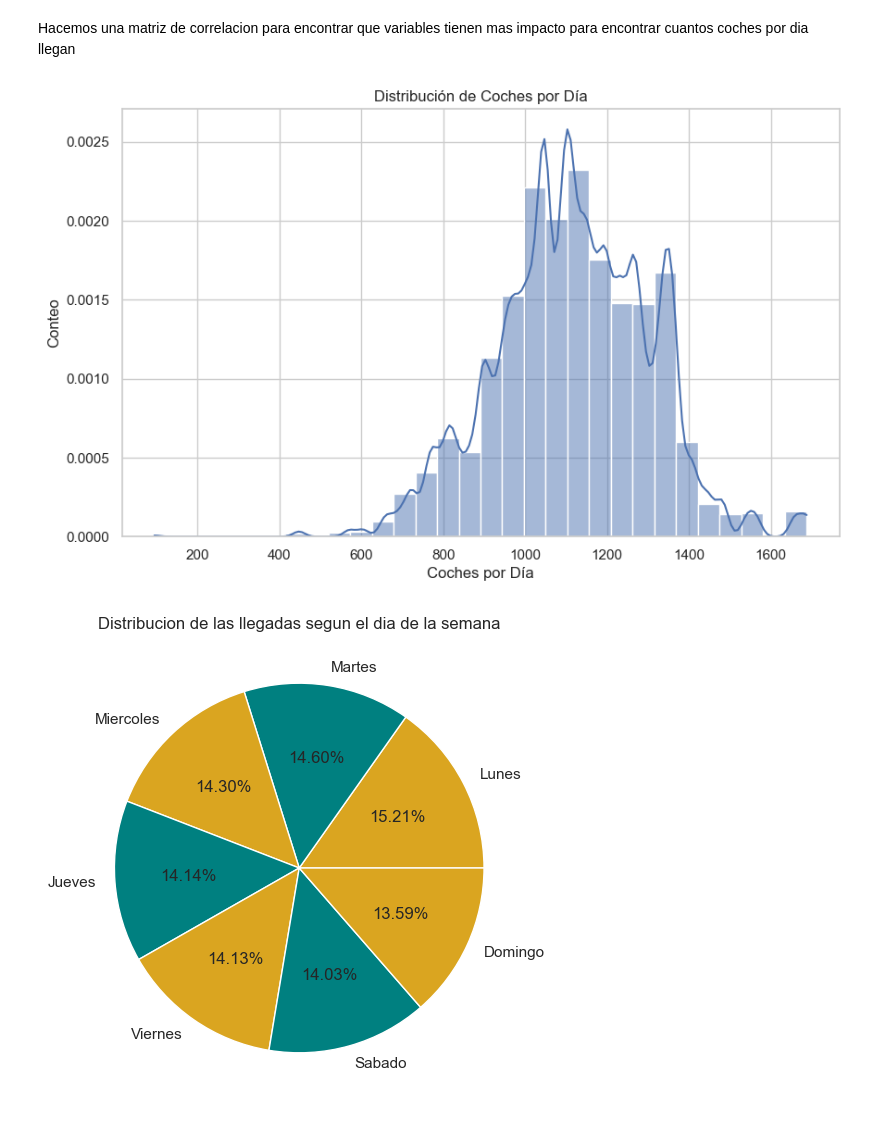
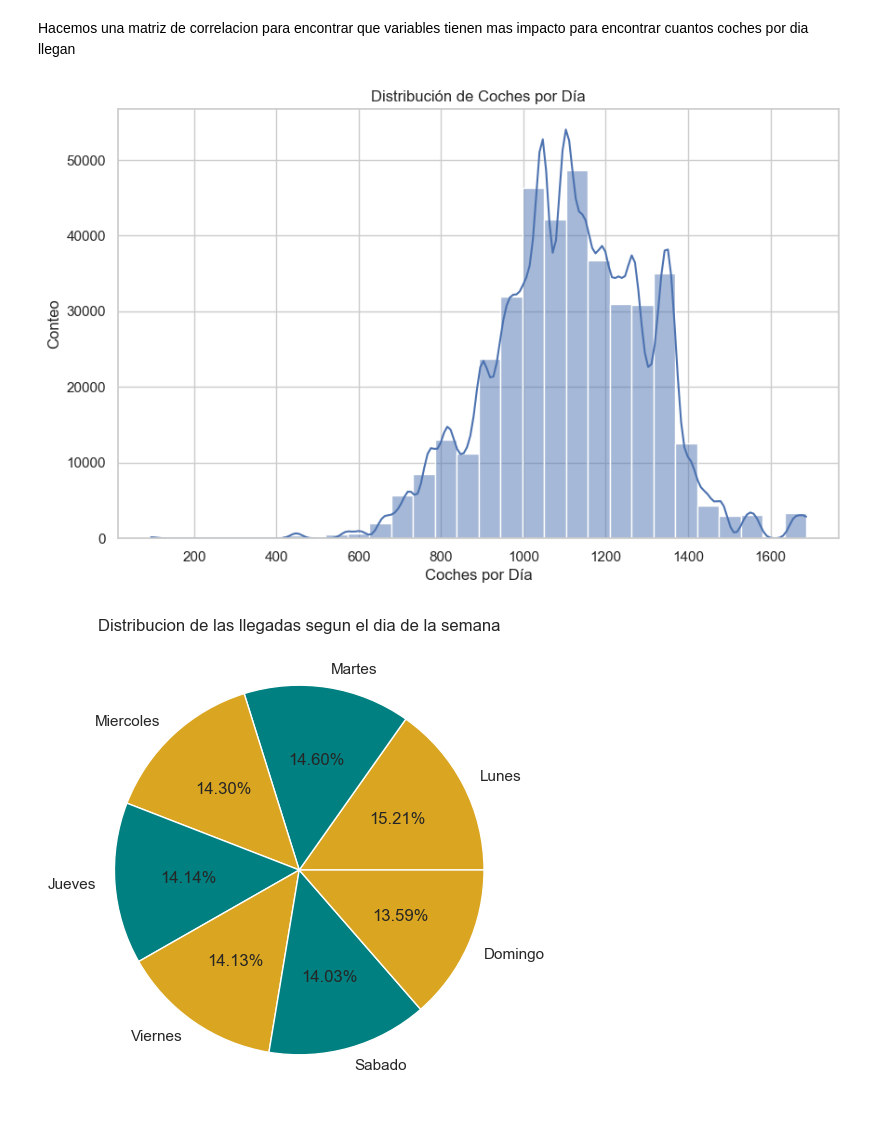
Before and after one commit to BrunoFerrovalle/Modelo_Llegadas, a Jupyter notebook: Modelo.ipynb, the cells around one changed output. Drawn from its saved outputs; the diff is of its cells as text; code cells hidden in the pictures.

```diff
--- a/Modelo.ipynb
+++ b/Modelo.ipynb
@@ -37,16 +37,16 @@ Hacemos una matriz de correlacion para encontrar que variables tienen mas impact
 # %%
 # Set the style for seaborn
 sns.set(style="whitegrid")
 
 # Histogram of 'coches_por_dia'
 plt.figure(figsize=(10, 6))
-sns.histplot(df['coches_por_dia'], bins=30, kde=True, stat='density')
+sns.histplot(df['coches_por_dia'], bins=30, kde=True)
 plt.title('Distribución de Coches por Día')
 plt.xlabel('Coches por Día')
 plt.ylabel('Conteo')
 plt.show()
 # %% [output]
-[figure, old version]
+[figure, new version]
 # %%
 plt.figure(figsize=(10,6))
 plt.pie(df['Dia_semana'].value_counts(), labels=['Lunes', 'Martes', 'Miercoles', 'Jueves', 'Viernes', 'Sabado', 'Domingo'], autopct='%1.2f%%', colors=['goldenrod', 'teal'])
```
Also changed, not shown: parts of 2 cells of this notebook, 2 other files.
